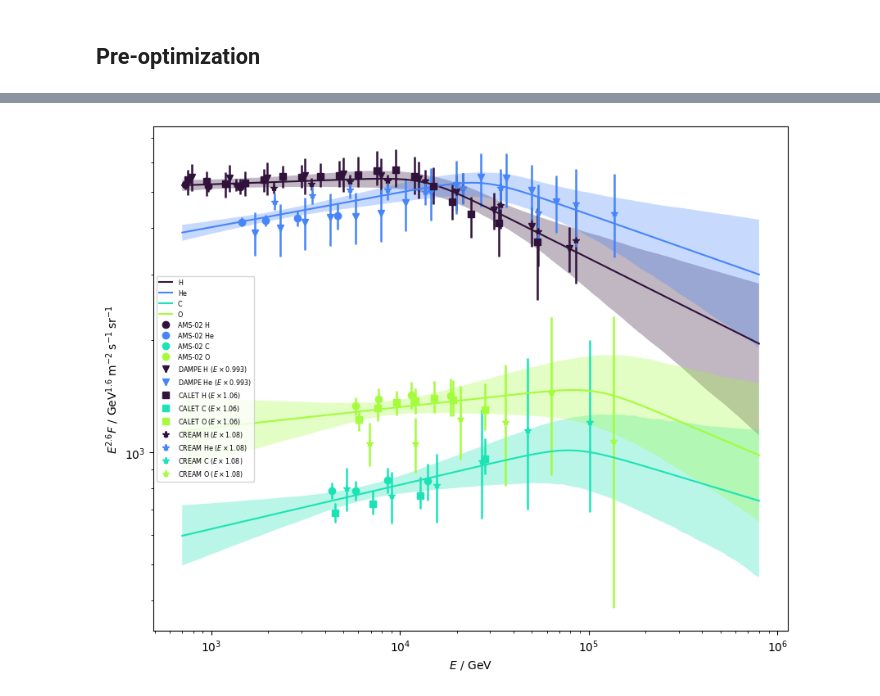
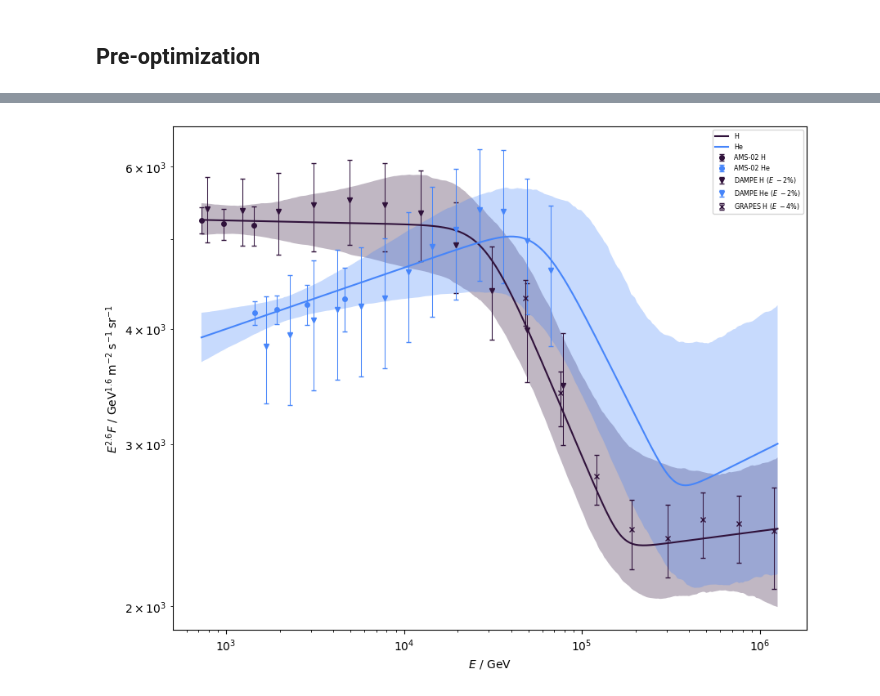
Before and after one commit to nj-vs-vh/EVA, a Jupyter notebook: bayesian.ipynb, the cells around one changed output, grey strips where cells are left out. Drawn from its saved outputs; the diff is of its cells as text; code cells hidden in the pictures.

Commit message:
bariable number of breaks and GRAPES data fit

```diff
--- a/bayesian.ipynb
+++ b/bayesian.ipynb
@@ -20,6 +24,12 @@ R_BOUNDS = (7e2, 1e5)  # GV
 # %%
+from cr_knee_fit.cr_model import CosmicRaysModelConfig
+
+
 fit_data = FitData.load(EXPERIMENTS, PRIMARIES, R_BOUNDS)
 config = ModelConfig(
-    primaries=PRIMARIES,
+    cr_model_config=CosmicRaysModelConfig(
+        primaries=PRIMARIES,
+        n_breaks=2,
+    ),
     shifted_experiments=[e for e in EXPERIMENTS if e is not Experiment.AMS02],
 )
@@ -38,14 +65,11 @@ ax.set_yscale("log")
 # %% [markdown]
 ## Pre-optimization
 # %%
-init_model = initial_guess_model(config)
-bounds: list[tuple[float | None, float | None]] = [(None, None)] * init_model.ndim()
-# FIXME: potentially unstable dependency on the model packing, assumes energy shifts are packed last
-for i in range(len(init_model.energy_shifts.lg_shifts)):
-    bounds[len(bounds) - i - 1] = (-0.05, 0.05)
-print(bounds)
+import dataclasses
 
-loglike = make_loglikelihood(fit_data, config)
+
+pre_optimization_config = dataclasses.replace(config, shifted_experiments={})
+loglike = make_loglikelihood(fit_data, pre_optimization_config)
 
 
 def minimized_fn(v: np.ndarray) -> float:
@@ -54,14 +78,15 @@ def minimized_fn(v: np.ndarray) -> float:
 
 res = optimize.minimize(
     minimized_fn,
-    x0=init_model.pack(),
-    # method="Nelder-Mead",
+    x0=initial_guess_model(pre_optimization_config),
+    method="Nelder-Mead",
     options={
         "maxiter": 100_000,
     },
-    bounds=bounds,
 )
 print(res)
 
-_ = Model.unpack(res.x, layout_info=config).plot(fit_data, scale=2.6)
+mle_model = Model.unpack(res.x, layout_info=pre_optimization_config)
+mle_model.plot(fit_data, scale=2.6)
+print(mle_model.format_params())
 # %% [output]
@@ -134,36 +166,35 @@ median_model = Model.unpack(np.median(theta_sample, axis=0), layout_info=config)
 
 fig, ax = plt.subplots(figsize=(10, 8))
 
 for exp, data_by_particle in fit_data.spectra.items():
     for _, data in data_by_particle.items():
         data.with_shifted_energy_scale(f=median_model.energy_shifts.f(exp)).plot(scale=scale, ax=ax)
 
-primaries = list(median_model.cr.components.keys())
-Emin = fit_data.R_bounds[0] * min(p.Z for p in primaries)
-Emax = fit_data.R_bounds[1] * max(p.Z for p in primaries)
-median_model.cr.plot(Emin, Emax, scale=scale, axes=ax)
+primaries = list(median_model.cr_model.components.keys())
+Emin, Emax = fit_data.model_E_range()
+median_model.cr_model.plot(Emin, Emax, scale=scale, axes=ax)
 
 E_grid = np.logspace(np.log10(Emin), np.log10(Emax), 300)
 E_factor = E_grid**scale
 for p in primaries:
     upper = []
     lower = []
     for E in E_grid:
-        predictions = np.array([model.cr.compute(E, p) for model in model_sample])
+        predictions = np.array([model.cr_model.compute(E, p) for model in model_sample])
         lower.append(np.quantile(predictions, q=0.05))
         upper.append(np.quantile(predictions, q=0.95))
     ax.fill_between(
         E_grid,
         E_factor * lower,
         E_factor * upper,
         color=p.color,
         alpha=0.3,
         edgecolor="none",
     )
 
 ax.legend(fontsize="xx-small")
 ax.set_xscale("log")
 ax.set_yscale("log")
 # ax.set_ylim(bottom=1e3)
 # %% [output]
-[figure, old version]
+[figure, new version]
```
Also changed, not shown: parts of 8 cells of this notebook, 9 other files.
